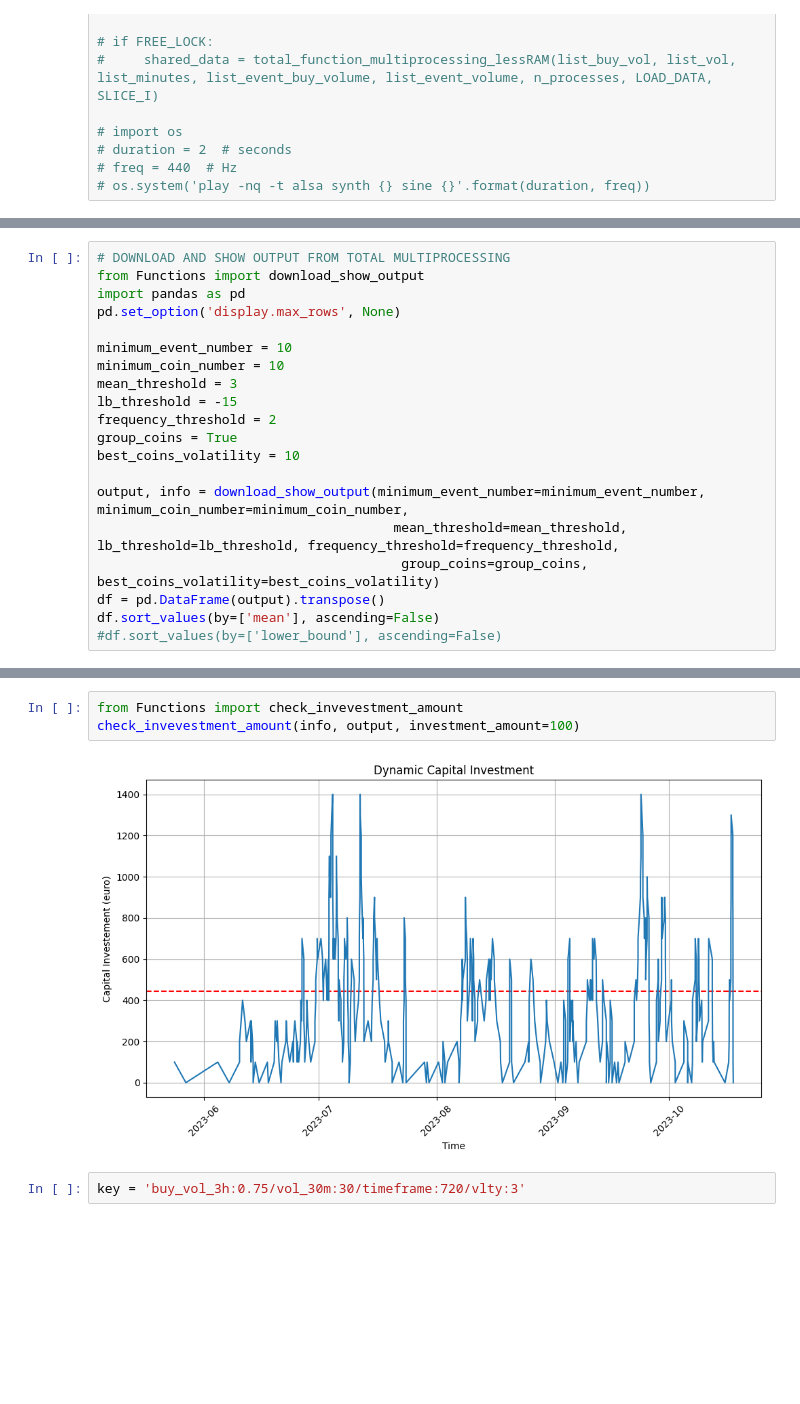
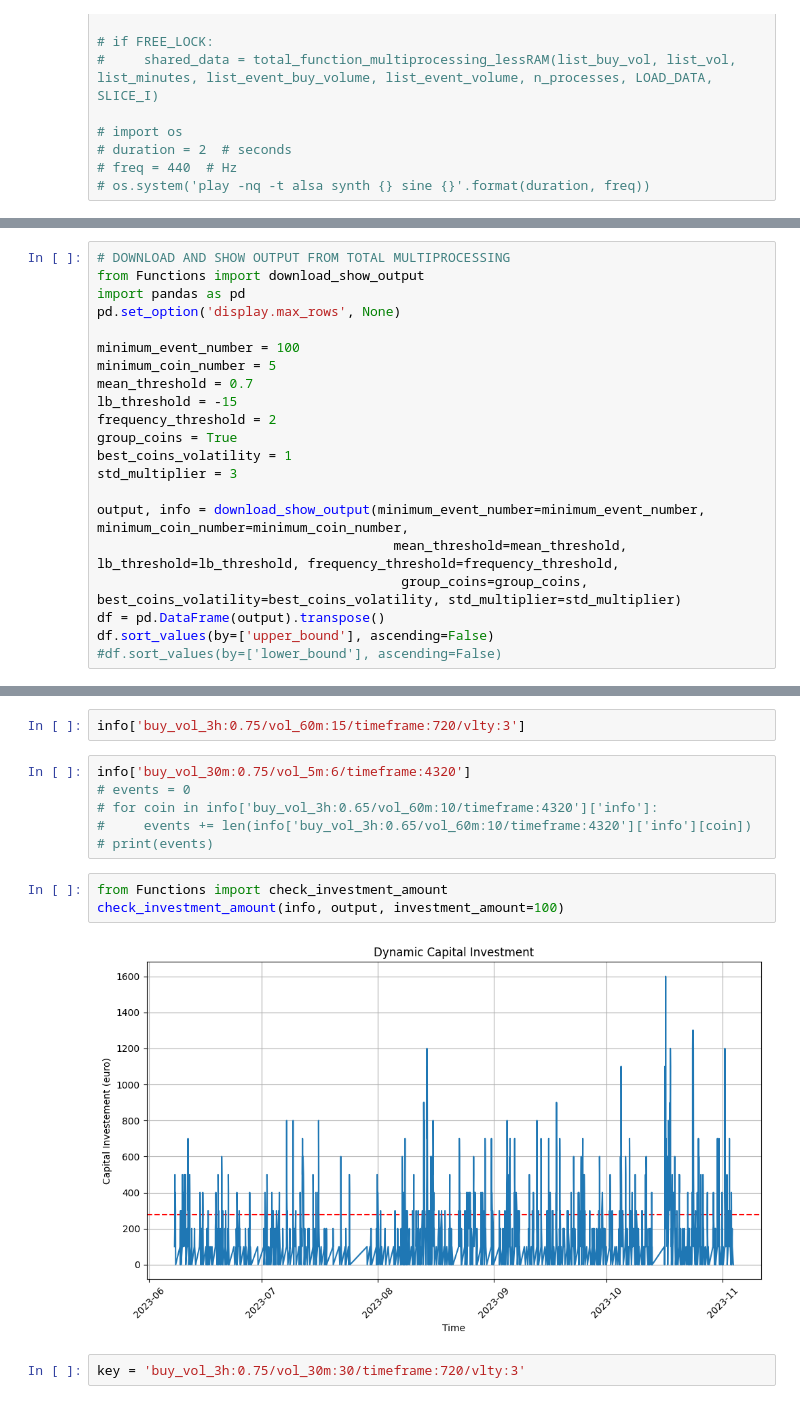
Before and after one commit to albertoRainieri/Crypto_Trading_System, a Jupyter notebook: analysis/Analysis.ipynb, the cells around one changed output, grey strips where cells are left out. Cells and saved outputs as stored; diff of their text form; blank space fills up the shorter version.

```diff
--- a/analysis/Analysis.ipynb
+++ b/analysis/Analysis.ipynb
@@ -132,19 +133,20 @@ from Functions import download_show_output
 import pandas as pd
 pd.set_option('display.max_rows', None)
 
-minimum_event_number = 10
-minimum_coin_number = 10
-mean_threshold = 3
+minimum_event_number = 100
+minimum_coin_number = 5
+mean_threshold = 0.7
 lb_threshold = -15
 frequency_threshold = 2
 group_coins = True
-best_coins_volatility = 10
+best_coins_volatility = 1
+std_multiplier = 3
 
 output, info = download_show_output(minimum_event_number=minimum_event_number, minimum_coin_number=minimum_coin_number,
                                       mean_threshold=mean_threshold, lb_threshold=lb_threshold, frequency_threshold=frequency_threshold,
-                                       group_coins=group_coins, best_coins_volatility=best_coins_volatility)
+                                       group_coins=group_coins, best_coins_volatility=best_coins_volatility, std_multiplier=std_multiplier)
 df = pd.DataFrame(output).transpose()
-df.sort_values(by=['mean'], ascending=False)
+df.sort_values(by=['upper_bound'], ascending=False)
 #df.sort_values(by=['lower_bound'], ascending=False)
 # %% [output]
 Downloading /Users/albertorainieri/Projects/Personal/analysis/analysis_json/analysis.json
@@ -169,8 +162,16 @@ Download completed in 3.13 seconds
+# %%
+info['buy_vol_3h:0.75/vol_60m:15/timeframe:720/vlty:3']
+# %%
+info['buy_vol_30m:0.75/vol_5m:6/timeframe:4320']
+# events = 0
+# for coin in info['buy_vol_3h:0.65/vol_60m:10/timeframe:4320']['info']:
+#     events += len(info['buy_vol_3h:0.65/vol_60m:10/timeframe:4320']['info'][coin])
+# print(events)
 # %%
-from Functions import check_invevestment_amount
-check_invevestment_amount(info, output, investment_amount=100)
+from Functions import check_investment_amount
+check_investment_amount(info, output, investment_amount=100)
 # %% [output]
-[figure, old version]
+[figure, new version]
 # %%
 key = 'buy_vol_3h:0.75/vol_30m:30/timeframe:720/vlty:3'
 # %%
```
Also changed, not shown: parts of 14 cells of this notebook, 4 other files.
